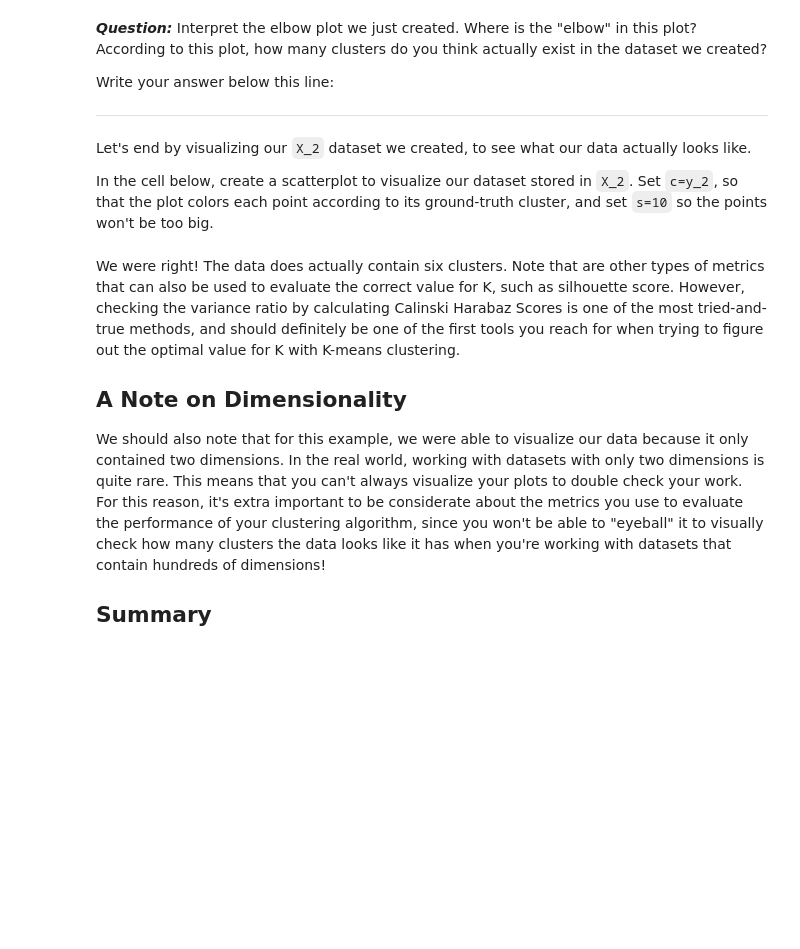
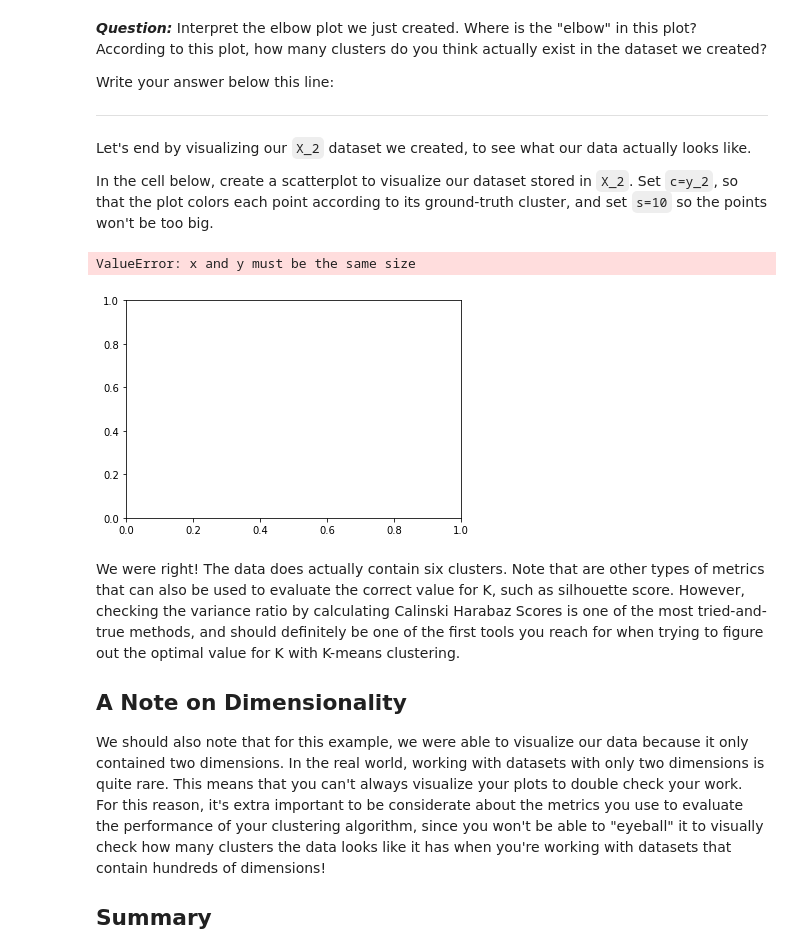
Before and after one commit to as6140/dsc-3-35-04-k-means-clustering-lab-seattle-ds-career-040119, a Jupyter notebook: index.ipynb, the cells around one changed output. Saved outputs shown, nothing was run; the diff lists cells and outputs as text; code cells hidden in the pictures; blank space fills up the shorter version.

```diff
--- a/index.ipynb
+++ b/index.ipynb
@@ -265,6 +265,11 @@ _______________________________________________________________________________
 Let's end by visualizing our `X_2` dataset we created, to see what our data actually looks like.
 
 In the cell below, create a scatterplot to visualize our dataset stored in `X_2`. Set `c=y_2`, so that the plot colors each point according to its ground-truth cluster, and set `s=10` so the points won't be too big.
+# %%
+plt.scatter(X_2,y_2,c=y_2,s=10)
+# %% [output]
+ValueError: x and y must be the same size
+[figure, added]
 # %% [markdown]
 We were right! The data does actually contain six clusters. Note that are other types of metrics that can also be used to evaluate the correct value for K, such as silhouette score. However, checking the variance ratio by calculating Calinski Harabaz Scores is one of the most tried-and-true methods, and should definitely be one of the first tools you reach for when trying to figure out the optimal value for K with K-means clustering.
 
```
